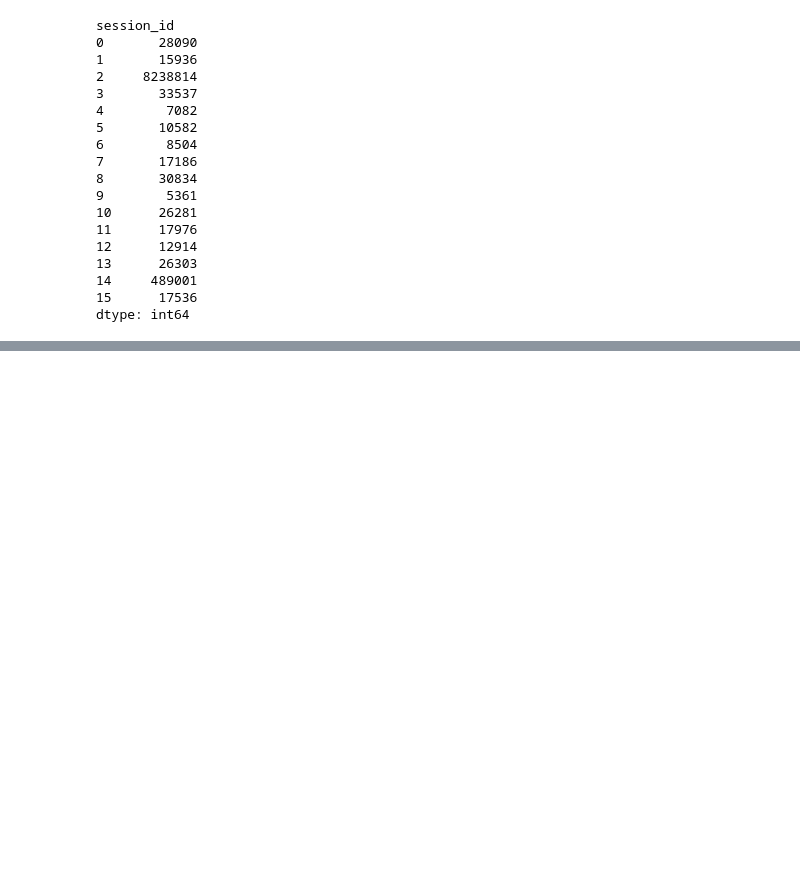
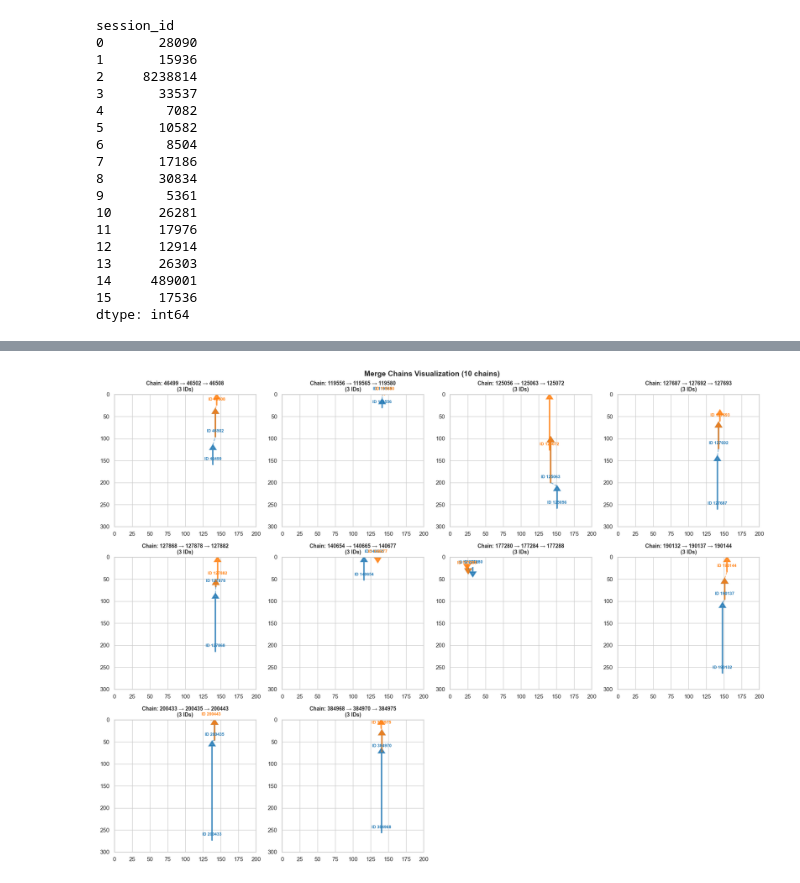
Before and after one commit to mikeandrusyak/Traffic-monitoring-Challenge, a Jupyter notebook: load_data_from_database.ipynb, the cells around one changed output, grey strips where cells are left out. Cells and saved outputs as stored; diff of their text form; code cells hidden in the pictures; blank space fills up the shorter version.

```diff
--- a/load_data_from_database.ipynb
+++ b/load_data_from_database.ipynb
@@ -407,0 +135,11 @@ Found pairs for merging: 161880
+# %%
+chains = build_merge_chains(merge_results)
+print(f"Found {len(chains)} chains")
+print(f"Longest chain has {max(len(c) for c in chains) if chains else 0} IDs")
+print("\nFirst 10 chains (sorted by time):")
+for i, chain in enumerate(chains[:10]):
+    # Get start time for display
+    first_id = chain[0]
+    first_row = merge_results[merge_results['old_id'] == first_id].iloc[0] if len(merge_results[merge_results['old_id'] == first_id]) > 0 else None
+    time_str = first_row['old_t_start'].strftime('%H:%M:%S') if first_row is not None else "??:??:??"
+    print(f"{i+1}. [{time_str}] {' → '.join(map(str, chain))}")
@@ -407,0 +161,4 @@ Found pairs for merging: 161880
+# %%
+long_chains = [chain for chain in chains if len(chain) > 2]
+print(f"Chains with more than 5 IDs: {len(long_chains)}")
+long_chains
@@ -408,3 +177,9 @@ Found pairs for merging: 161880
+# %%
+# Visualize chains
+fig = visualize_merge_chains_grid(merge_results, long_chains, n_chains=16, cols=4)
+plt.show()
+# %% [output]
+[figure, added]
 # %%
 # df['year'] = df['date_time'].dt.year
 # df['month'] = df['date_time'].dt.month
```
Also changed, not shown: parts of 13 cells of this notebook, 2 other files.
